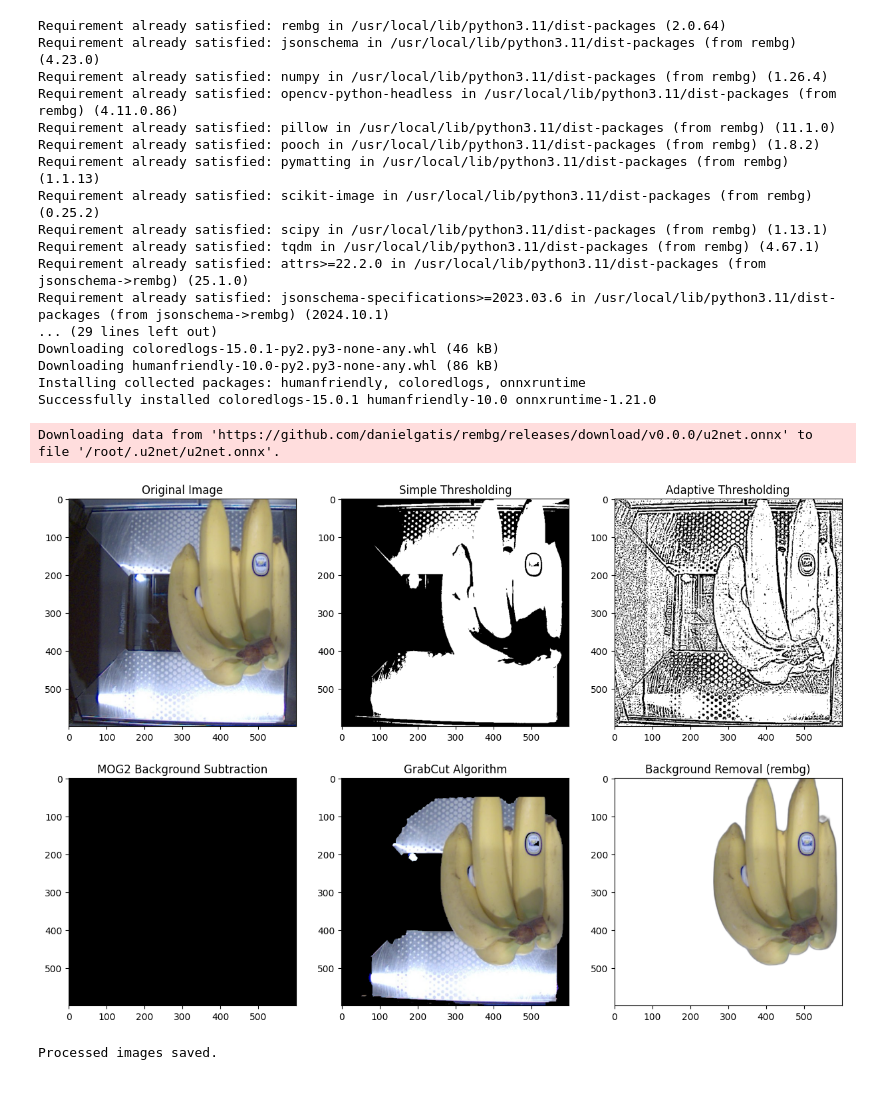
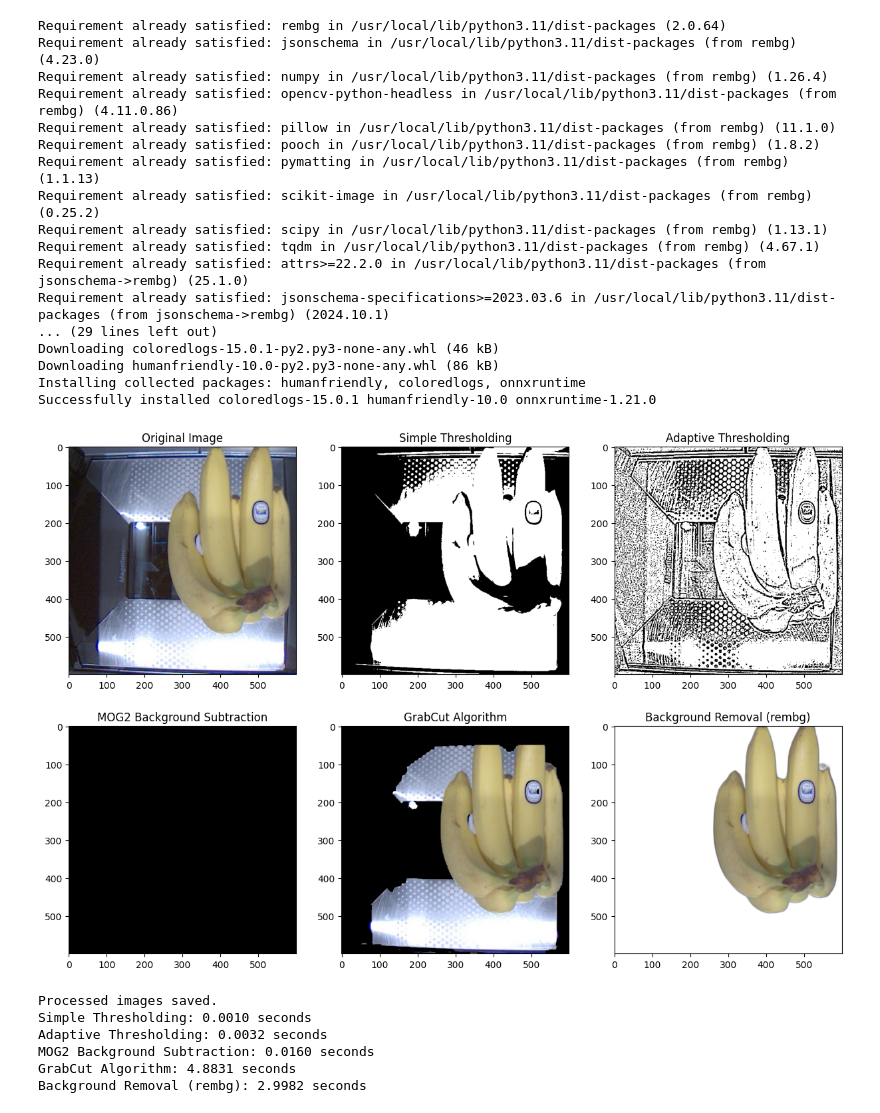
Before and after one commit to alexander-toschev/mbzuai-course, a Jupyter notebook: extra/bgremove_comparison.ipynb, the cells around one changed output. Saved outputs shown, nothing was run; the diff lists cells and outputs as text; code cells hidden in the pictures.

```diff
--- a/extra/bgremove_comparison.ipynb
+++ b/extra/bgremove_comparison.ipynb
@@ -29,6 +29,7 @@ from google.colab.patches import cv2_imshow
 from rembg import remove
 from PIL import Image
 import requests
+import time
 
 def download_image(url, filename):
     response = requests.get(url)
@@ -46,49 +47,70 @@ image = cv2.imread(image_path)
 # Convert to grayscale
 gray = cv2.cvtColor(image, cv2.COLOR_BGR2GRAY)
 
+# Timing dictionary
+timing_results = {}
+
 # 1. Simple Thresholding
+start = time.time()
 _, thresh = cv2.threshold(gray, 127, 255, cv2.THRESH_BINARY)
+timing_results['Simple Thresholding'] = time.time() - start
 
 # 2. Adaptive Thresholding
+start = time.time()
 adaptive_thresh = cv2.adaptiveThreshold(gray, 255, cv2.ADAPTIVE_THRESH_GAUSSIAN_C,
                                         cv2.THRESH_BINARY, 11, 2)
+timing_results['Adaptive Thresholding'] = time.time() - start
 
 # 3. Background Subtraction using MOG2
+start = time.time()
 fgbg = cv2.createBackgroundSubtractorMOG2()
 fgmask = fgbg.apply(image)
+timing_results['MOG2 Background Subtraction'] = time.time() - start
 
 # 4. GrabCut Algorithm
+start = time.time()
 mask = np.zeros(image.shape[:2], np.uint8)
 rect = (50, 50, image.shape[1]-50, image.shape[0]-50)
 bgd_model = np.zeros((1, 65), np.float64)
 fgd_model = np.zeros((1, 65), np.float64)
 cv2.grabCut(image, mask, rect, bgd_model, fgd_model, 5, cv2.GC_INIT_WITH_RECT)
 mask2 = np.where((mask == 2) | (mask == 0), 0, 1).astype('uint8')
 grabcut_result = image * mask2[:, :, np.newaxis]
+timing_results['GrabCut Algorithm'] = time.time() - start
 
 # 5. Background Removal using rembg
+start = time.time()
 image_pil = Image.open(image_path)
 bg_removed = remove(image_pil)
 bg_removed = np.array(bg_removed)
+timing_results['Background Removal (rembg)'] = time.time() - start
 
 # Display results
 plt.figure(figsize=(15, 10))
 plt.subplot(231), plt.imshow(cv2.cvtColor(image, cv2.COLOR_BGR2RGB)), plt.title('Original Image')
 plt.subplot(232), plt.imshow(thresh, cmap='gray'), plt.title('Simple Thresholding')
 plt.subplot(233), plt.imshow(adaptive_thresh, cmap='gray'), plt.title('Adaptive Thresholding')
 plt.subplot(234), plt.imshow(fgmask, cmap='gray'), plt.title('MOG2 Background Subtraction')
 plt.subplot(235), plt.imshow(cv2.cvtColor(grabcut_result, cv2.COLOR_BGR2RGB)), plt.title('GrabCut Algorithm')
 plt.subplot(236), plt.imshow(bg_removed), plt.title('Background Removal (rembg)')
 plt.show()
 
 # Save results
 cv2.imwrite("/mnt/data/simple_threshold.jpg", thresh)
 cv2.imwrite("/mnt/data/adaptive_threshold.jpg", adaptive_thresh)
 cv2.imwrite("/mnt/data/mog2_result.jpg", fgmask)
 cv2.imwrite("/mnt/data/grabcut_result.jpg", grabcut_result)
 cv2.imwrite("/mnt/data/bg_removed.png", bg_removed)
 print("Processed images saved.")
+
+# Print timing results
+for method, duration in timing_results.items():
+    print(f"{method}: {duration:.4f} seconds")
 # %% [output]
+[figure]
-Downloading data from 'https://github.com/danielgatis/rembg/releases/download/v0.0.0/u2net.onnx' to file '/root/.u2net/u2net.onnx'.
+Processed images saved.
+Simple Thresholding: 0.0010 seconds
+Adaptive Thresholding: 0.0032 seconds
+MOG2 Background Subtraction: 0.0160 seconds
+GrabCut Algorithm: 4.8831 seconds
+Background Removal (rembg): 2.9982 seconds
-[figure]
-Processed images saved.
```
